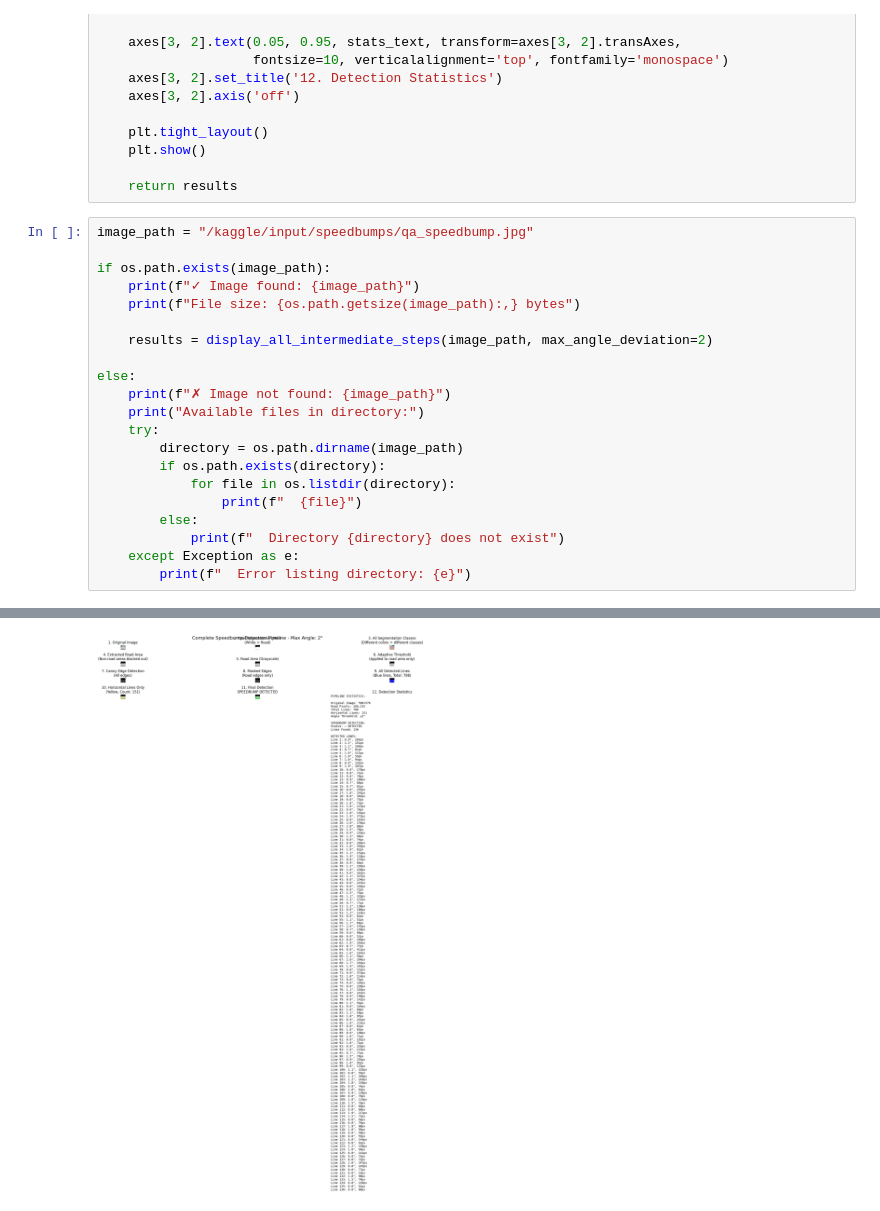
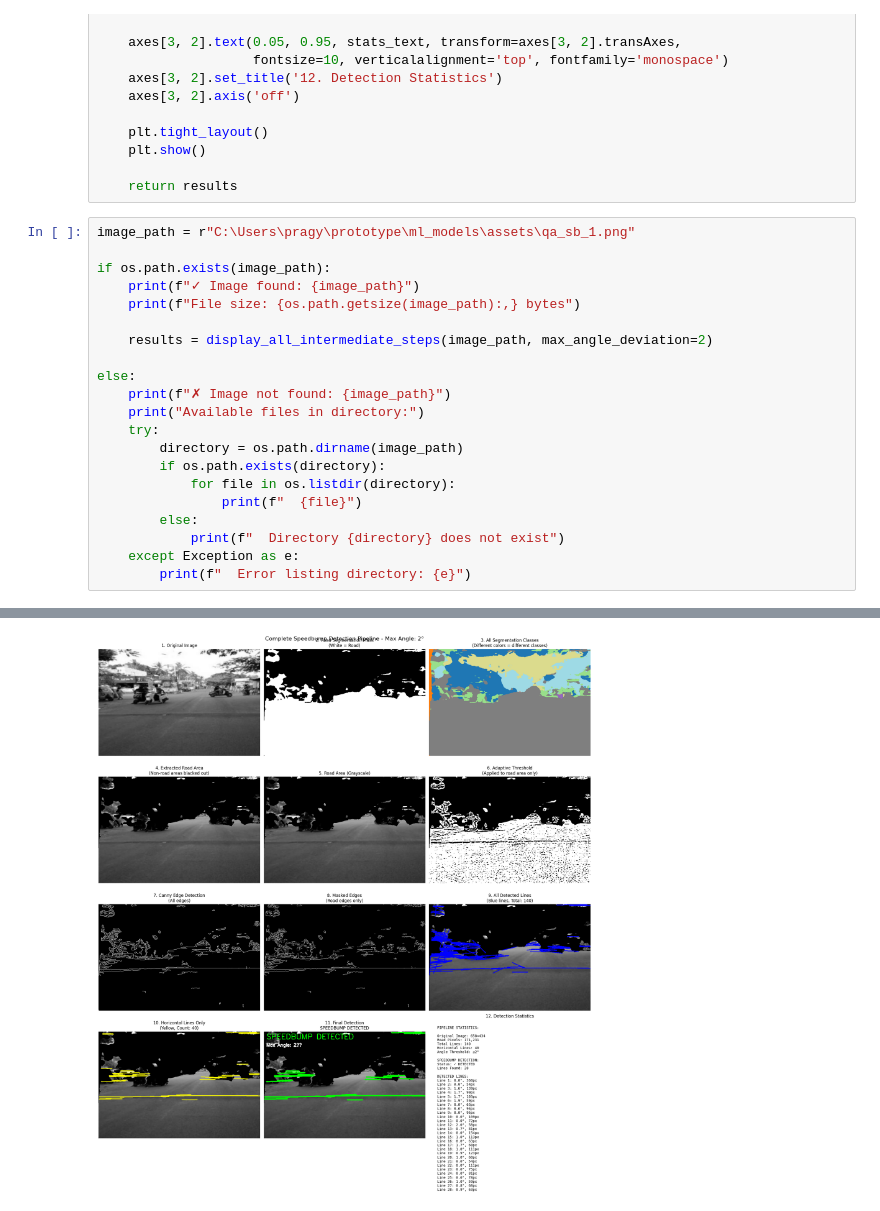
Before and after one commit to xponent-dmg/vehnicate-app, a Jupyter notebook: ml_models/quality_assessments/speedbump_v2.ipynb, the cells around one changed output, grey strips where cells are left out. Cells and saved outputs as stored; diff of their text form.

```diff
--- a/ml_models/quality_assessments/speedbump_v2.ipynb
+++ b/ml_models/quality_assessments/speedbump_v2.ipynb
@@ -379,7 +246,7 @@ DETECTED LINES:"""
 
     return results
 # %%
-image_path = "/kaggle/input/speedbumps/qa_speedbump.jpg"
+image_path = r"C:\Users\pragy\prototype\ml_models\assets\qa_sb_1.png"
 
 if os.path.exists(image_path):
     print(f"✓ Image found: {image_path}")
@@ -420 +287 @@ Horizontal lines (≤2°): 151
-[figure, old version]
+[figure, new version]
```
Also changed, not shown: parts of 4 cells of this notebook, 1 other file.
